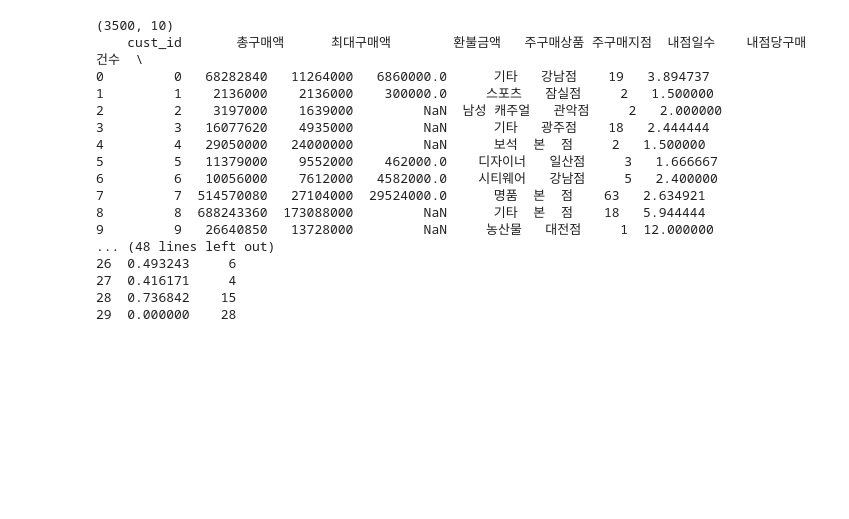
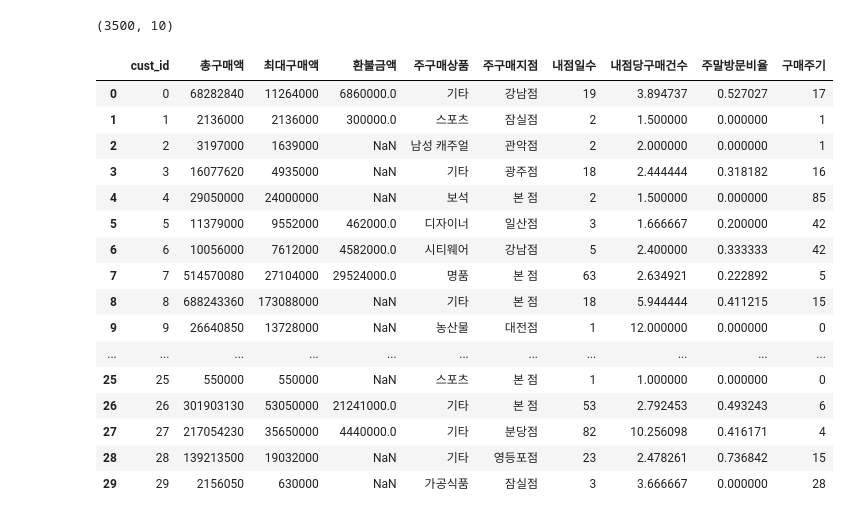
Before and after one commit to jaewon-jun9/python_study, a Jupyter notebook: 빅데이터분석기사/출제예시/제2유형.ipynb, the cells around one changed output. Drawn from its saved outputs; the diff is of its cells as text; code cells hidden in the pictures; blank space fills up the shorter version.

```diff
--- a/빅데이터분석기사/출제예시/제2유형.ipynb
+++ b/빅데이터분석기사/출제예시/제2유형.ipynb
@@ -16,22 +36,22 @@ print(y_train.head())
 # %%
-x_train = pd.read_csv("./data/X_train.csv",encoding='CP949')
 print(x_train.shape)
-print(x_train.head(30))
+x_train.head(30)
 # %% [output]
 (3500, 10)
-    cust_id       총구매액      최대구매액        환불금액   주구매상품 주구매지점  내점일수    내점당구매건수  \
-0         0   68282840   11264000   6860000.0      기타   강남점    19   3.894737
-1         1    2136000    2136000    300000.0     스포츠   잠실점     2   1.500000
-2         2    3197000    1639000         NaN  남성 캐주얼   관악점     2   2.000000
-3         3   16077620    4935000         NaN      기타   광주점    18   2.444444
-4         4   29050000   24000000         NaN      보석  본  점     2   1.500000
-5         5   11379000    9552000    462000.0    디자이너   일산점     3   1.666667
-6         6   10056000    7612000   4582000.0    시티웨어   강남점     5   2.400000
-7         7  514570080   27104000  29524000.0      명품  본  점    63   2.634921
-8         8  688243360  173088000         NaN      기타  본  점    18   5.944444
-9         9   26640850   13728000         NaN     농산물   대전점     1  12.000000
-... (48 lines left out)
-26  0.493243     6
-27  0.416171     4
-28  0.736842    15
-29  0.000000    28
+|  | cust_id | 총구매액 | 최대구매액 | 환불금액 | 주구매상품 | 주구매지점 | 내점일수 | 내점당구매건수 | 주말방문비율 | 구매주기 |
+| 0 | 0 | 68282840 | 11264000 | 6860000.0 | 기타 | 강남점 | 19 | 3.894737 | 0.527027 | 17 |
+| 1 | 1 | 2136000 | 2136000 | 300000.0 | 스포츠 | 잠실점 | 2 | 1.500000 | 0.000000 | 1 |
+| 2 | 2 | 3197000 | 1639000 | NaN | 남성 캐주얼 | 관악점 | 2 | 2.000000 | 0.000000 | 1 |
+| 3 | 3 | 16077620 | 4935000 | NaN | 기타 | 광주점 | 18 | 2.444444 | 0.318182 | 16 |
+| 4 | 4 | 29050000 | 24000000 | NaN | 보석 | 본 점 | 2 | 1.500000 | 0.000000 | 85 |
+| 5 | 5 | 11379000 | 9552000 | 462000.0 | 디자이너 | 일산점 | 3 | 1.666667 | 0.200000 | 42 |
+| 6 | 6 | 10056000 | 7612000 | 4582000.0 | 시티웨어 | 강남점 | 5 | 2.400000 | 0.333333 | 42 |
+| 7 | 7 | 514570080 | 27104000 | 29524000.0 | 명품 | 본 점 | 63 | 2.634921 | 0.222892 | 5 |
+| 8 | 8 | 688243360 | 173088000 | NaN | 기타 | 본 점 | 18 | 5.944444 | 0.411215 | 15 |
+| 9 | 9 | 26640850 | 13728000 | NaN | 농산물 | 대전점 | 1 | 12.000000 | 0.000000 | 0 |
+| ... | ... | ... | ... | ... | ... | ... | ... | ... | ... | ... |
+| 25 | 25 | 550000 | 550000 | NaN | 스포츠 | 본 점 | 1 | 1.000000 | 0.000000 | 0 |
+| 26 | 26 | 301903130 | 53050000 | 21241000.0 | 기타 | 본 점 | 53 | 2.792453 | 0.493243 | 6 |
+| 27 | 27 | 217054230 | 35650000 | 4440000.0 | 기타 | 분당점 | 82 | 10.256098 | 0.416171 | 4 |
+| 28 | 28 | 139213500 | 19032000 | NaN | 기타 | 영등포점 | 23 | 2.478261 | 0.736842 | 15 |
+| 29 | 29 | 2156050 | 630000 | NaN | 가공식품 | 잠실점 | 3 | 3.666667 | 0.000000 | 28 |
```
Also changed, not shown: parts of 13 cells of this notebook.
